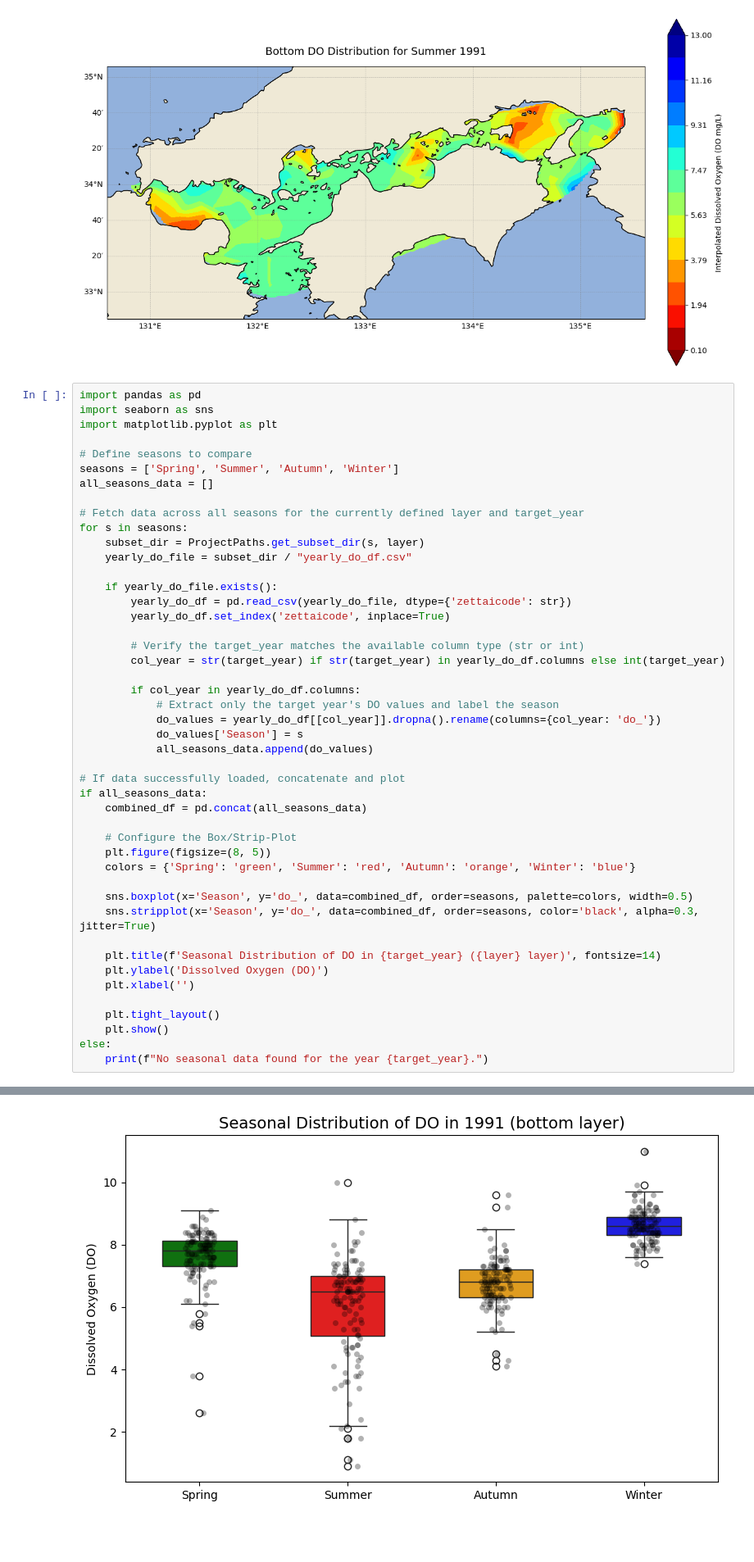
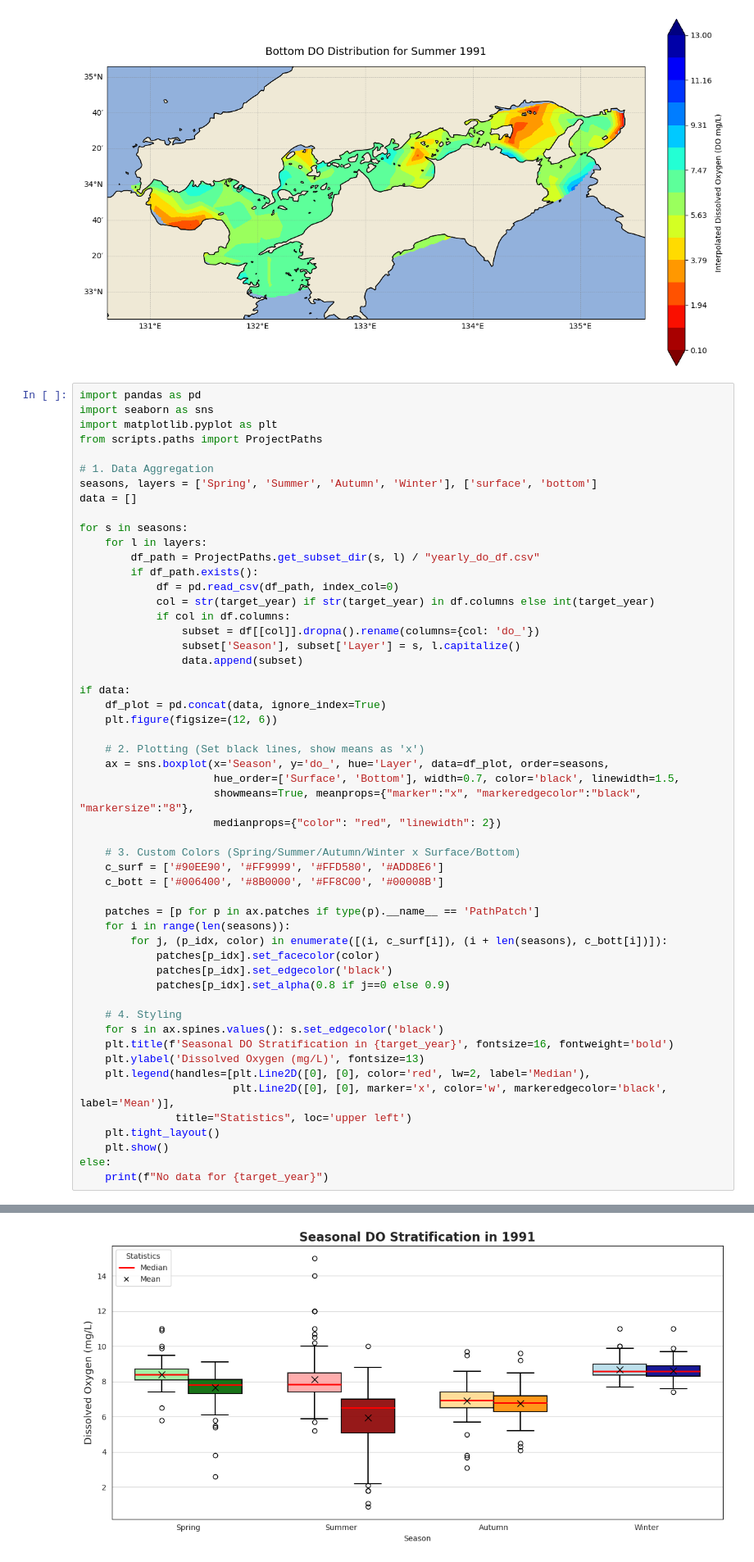
Before and after one commit to reyhanstig/SIS_Analysis_WSL, a Jupyter notebook: notebooks/16_seasonal_variation.ipynb, the cells around one changed output, grey strips where cells are left out. Shown at 82% size. Drawn from its saved outputs; the diff is of its cells as text; blank space fills up the shorter version.

```diff
--- a/notebooks/16_seasonal_variation.ipynb
+++ b/notebooks/16_seasonal_variation.ipynb
@@ -125,46 +125,53 @@ plt.show()
 import pandas as pd
 import seaborn as sns
 import matplotlib.pyplot as plt
+from scripts.paths import ProjectPaths
 
-# Define seasons to compare
-seasons = ['Spring', 'Summer', 'Autumn', 'Winter']
-all_seasons_data = []
+# 1. Data Aggregation
+seasons, layers = ['Spring', 'Summer', 'Autumn', 'Winter'], ['surface', 'bottom']
+data = []
 
-# Fetch data across all seasons for the currently defined layer and target_year
 for s in seasons:
-    subset_dir = ProjectPaths.get_subset_dir(s, layer)
-    yearly_do_file = subset_dir / "yearly_do_df.csv"
+    for l in layers:
+        df_path = ProjectPaths.get_subset_dir(s, l) / "yearly_do_df.csv"
+        if df_path.exists():
+            df = pd.read_csv(df_path, index_col=0)
+            col = str(target_year) if str(target_year) in df.columns else int(target_year)
+            if col in df.columns:
+                subset = df[[col]].dropna().rename(columns={col: 'do_'})
+                subset['Season'], subset['Layer'] = s, l.capitalize()
+                data.append(subset)
 
-    if yearly_do_file.exists():
-        yearly_do_df = pd.read_csv(yearly_do_file, dtype={'zettaicode': str})
-        yearly_do_df.set_index('zettaicode', inplace=True)
+if data:
+    df_plot = pd.concat(data, ignore_index=True)
+    plt.figure(figsize=(12, 6))
 
-        # Verify the target_year matches the available column type (str or int)
-        col_year = str(target_year) if str(target_year) in yearly_do_df.columns else int(target_year)
+    # 2. Plotting (Set black lines, show means as 'x')
+    ax = sns.boxplot(x='Season', y='do_', hue='Layer', data=df_plot, order=seasons,
+                     hue_order=['Surface', 'Bottom'], width=0.7, color='black', linewidth=1.5,
+                     showmeans=True, meanprops={"marker":"x", "markeredgecolor":"black", "markersize":"8"},
+                     medianprops={"color": "red", "linewidth": 2})
 
-        if col_year in yearly_do_df.columns:
-            # Extract only the target year's DO values and label the season
-            do_values = yearly_do_df[[col_year]].dropna().rename(columns={col_year: 'do_'})
-            do_values['Season'] = s
-            all_seasons_data.append(do_values)
+    # 3. Custom Colors (Spring/Summer/Autumn/Winter x Surface/Bottom)
+    c_surf = ['#90EE90', '#FF9999', '#FFD580', '#ADD8E6']
+    c_bott = ['#006400', '#8B0000', '#FF8C00', '#00008B']
 
-# If data successfully loaded, concatenate and plot
-if all_seasons_data:
-    combined_df = pd.concat(all_seasons_data)
+    patches = [p for p in ax.patches if type(p).__name__ == 'PathPatch']
+    for i in range(len(seasons)):
+        for j, (p_idx, color) in enumerate([(i, c_surf[i]), (i + len(seasons), c_bott[i])]):
+            patches[p_idx].set_facecolor(color)
+            patches[p_idx].set_edgecolor('black')
+            patches[p_idx].set_alpha(0.8 if j==0 else 0.9)
 
-    # Configure the Box/Strip-Plot
-    plt.figure(figsize=(8, 5))
-    colors = {'Spring': 'green', 'Summer': 'red', 'Autumn': 'orange', 'Winter': 'blue'}
-
-    sns.boxplot(x='Season', y='do_', data=combined_df, order=seasons, palette=colors, width=0.5)
-    sns.stripplot(x='Season', y='do_', data=combined_df, order=seasons, color='black', alpha=0.3, jitter=True)
-
-    plt.title(f'Seasonal Distribution of DO in {target_year} ({layer} layer)', fontsize=14)
-    plt.ylabel('Dissolved Oxygen (DO)')
-    plt.xlabel('')
-
+    # 4. Styling
+    for s in ax.spines.values(): s.set_edgecolor('black')
+    plt.title(f'Seasonal DO Stratification in {target_year}', fontsize=16, fontweight='bold')
+    plt.ylabel('Dissolved Oxygen (mg/L)', fontsize=13)
+    plt.legend(handles=[plt.Line2D([0], [0], color='red', lw=2, label='Median'),
+                        plt.Line2D([0], [0], marker='x', color='w', markeredgecolor='black', label='Mean')],
+               title="Statistics", loc='upper left')
     plt.tight_layout()
     plt.show()
 else:
-    print(f"No seasonal data found for the year {target_year}.")
+    print(f"No data for {target_year}")
 # %% [output]
@@ -174 +181 @@ Passing `palette` without assigning `hue` is deprecated and will be removed in v
-[figure, old version]
+[figure, new version]
```
Also changed, not shown: parts of 3 cells of this notebook, 10 other files.
